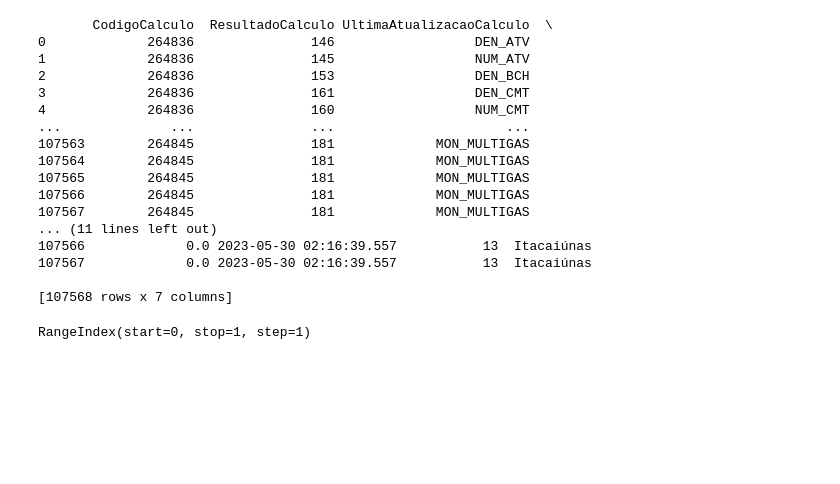
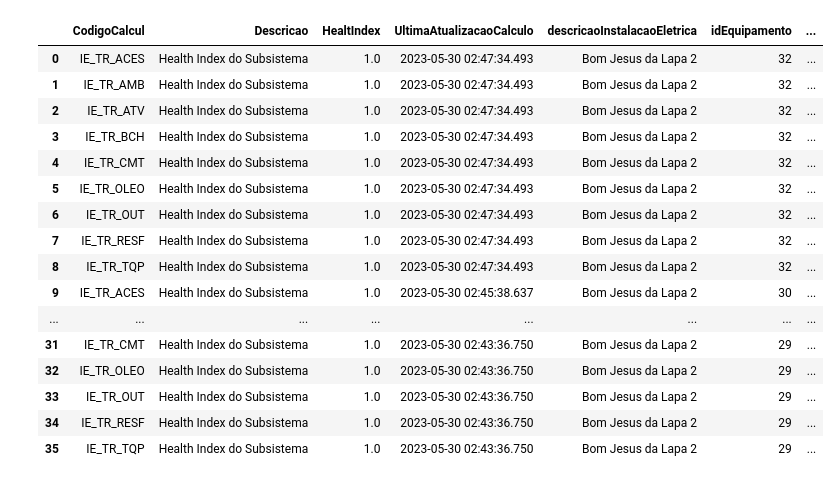
Before and after one commit to JoaoDias61/taesa-backend, a Jupyter notebook: teste.ipynb, the cells around one changed output. Cells and saved outputs as stored; diff of their text form; code cells hidden in the pictures; blank space fills up the shorter version.

```diff
--- a/teste.ipynb
+++ b/teste.ipynb
@@ -27,29 +124,25 @@ resultado = riskMatrix(cursor, codigo_operacional, familia).processRiskMatrix()
 # %%
-colunas = ['CodigoCalculo', 'ResultadoCalculo', 'UltimaAtualizacaoCalculo', 'descricaoInstalacaoEletrica', 'descricaoEquipamento', 'VariavelCodigo', 'ValorVariavel', 'Abreviatura', 'Nome']
+
+colunas = ['CodigoCalcul', 'Descricao', 'HealtIndex', 'UltimaAtualizacaoCalculo', 'descricaoInstalacaoEletrica', 'idEquipamento', 'descricaoEquipamento', 'GrupoCalculoId', 'Descricao', 'Nome']
 dados = [dict(zip(colunas, row)) for row in resultado]
 df = pd.DataFrame(dados)
-
-print(df)
-# %% [output]
-       CodigoCalculo  ResultadoCalculo UltimaAtualizacaoCalculo  \
-0             264836               146                  DEN_ATV
-1             264836               145                  NUM_ATV
-2             264836               153                  DEN_BCH
-3             264836               161                  DEN_CMT
-4             264836               160                  NUM_CMT
-...              ...               ...                      ...
-107563        264845               181             MON_MULTIGAS
-107564        264845               181             MON_MULTIGAS
-107565        264845               181             MON_MULTIGAS
-107566        264845               181             MON_MULTIGAS
-107567        264845               181             MON_MULTIGAS
-... (11 lines left out)
-107566             0.0 2023-05-30 02:16:39.557           13  Itacaiúnas
-107567             0.0 2023-05-30 02:16:39.557           13  Itacaiúnas
-
-[107568 rows x 7 columns]
-# %%
-resultado_df = pd.DataFrame(resultado)
-print(resultado_df.columns)
-# %% [output]
-RangeIndex(start=0, stop=1, step=1)
+# %%
+df
+# %% [output]
+|  | CodigoCalcul | Descricao | HealtIndex | UltimaAtualizacaoCalculo | descricaoInstalacaoEletrica | idEquipamento | ... |
+| 0 | IE_TR_ACES | Health Index do Subsistema | 1.0 | 2023-05-30 02:47:34.493 | Bom Jesus da Lapa 2 | 32 | ... |
+| 1 | IE_TR_AMB | Health Index do Subsistema | 1.0 | 2023-05-30 02:47:34.493 | Bom Jesus da Lapa 2 | 32 | ... |
+| 2 | IE_TR_ATV | Health Index do Subsistema | 1.0 | 2023-05-30 02:47:34.493 | Bom Jesus da Lapa 2 | 32 | ... |
+| 3 | IE_TR_BCH | Health Index do Subsistema | 1.0 | 2023-05-30 02:47:34.493 | Bom Jesus da Lapa 2 | 32 | ... |
+| 4 | IE_TR_CMT | Health Index do Subsistema | 1.0 | 2023-05-30 02:47:34.493 | Bom Jesus da Lapa 2 | 32 | ... |
+| 5 | IE_TR_OLEO | Health Index do Subsistema | 1.0 | 2023-05-30 02:47:34.493 | Bom Jesus da Lapa 2 | 32 | ... |
+| 6 | IE_TR_OUT | Health Index do Subsistema | 1.0 | 2023-05-30 02:47:34.493 | Bom Jesus da Lapa 2 | 32 | ... |
+| 7 | IE_TR_RESF | Health Index do Subsistema | 1.0 | 2023-05-30 02:47:34.493 | Bom Jesus da Lapa 2 | 32 | ... |
+| 8 | IE_TR_TQP | Health Index do Subsistema | 1.0 | 2023-05-30 02:47:34.493 | Bom Jesus da Lapa 2 | 32 | ... |
+| 9 | IE_TR_ACES | Health Index do Subsistema | 1.0 | 2023-05-30 02:45:38.637 | Bom Jesus da Lapa 2 | 30 | ... |
+| ... | ... | ... | ... | ... | ... | ... | ... |
+| 31 | IE_TR_CMT | Health Index do Subsistema | 1.0 | 2023-05-30 02:43:36.750 | Bom Jesus da Lapa 2 | 29 | ... |
+| 32 | IE_TR_OLEO | Health Index do Subsistema | 1.0 | 2023-05-30 02:43:36.750 | Bom Jesus da Lapa 2 | 29 | ... |
+| 33 | IE_TR_OUT | Health Index do Subsistema | 1.0 | 2023-05-30 02:43:36.750 | Bom Jesus da Lapa 2 | 29 | ... |
+| 34 | IE_TR_RESF | Health Index do Subsistema | 1.0 | 2023-05-30 02:43:36.750 | Bom Jesus da Lapa 2 | 29 | ... |
+| 35 | IE_TR_TQP | Health Index do Subsistema | 1.0 | 2023-05-30 02:43:36.750 | Bom Jesus da Lapa 2 | 29 | ... |
```
Also changed, not shown: parts of 5 cells of this notebook, 1 other file.
